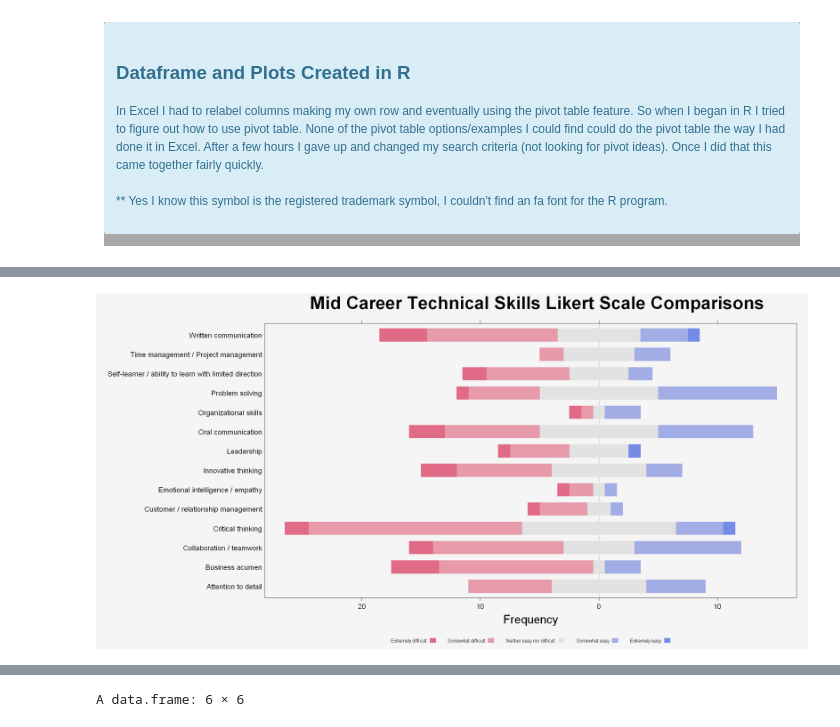
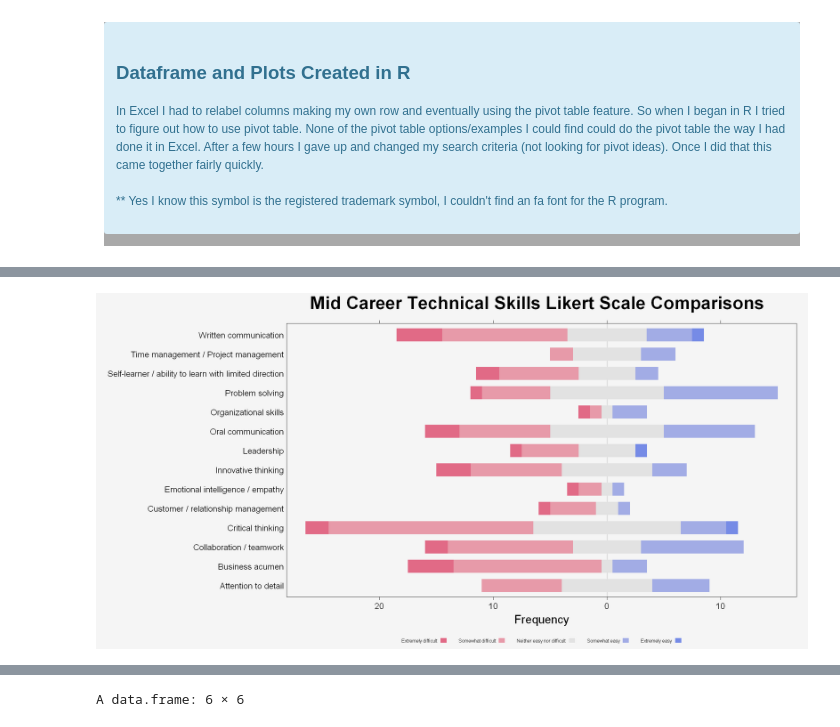
Before and after one commit to chesterqualls/Survey-Analysis, a Jupyter notebook: Diverging Stacked Bars or Likert Data.ipynb, the cells around one changed output, grey strips where cells are left out. Drawn from its saved outputs; the diff is of its cells as text; code cells hidden in the pictures.

```diff
--- a/Diverging Stacked Bars or Likert Data.ipynb
+++ b/Diverging Stacked Bars or Likert Data.ipynb
@@ -196,21 +198,21 @@ mcpro <- tibble::rownames_to_column(mcpro, var="Skills")
 # %%
 # From table created in R
 
 P <-likert( Skills ~.,data=mcpro, ylab=NULL,
        ReferenceZero=3, as.percent=FALSE,
-       scales.in=list(cex = 1.2),
+       scales.in=list(cex = 1.4),
        positive.order=FALSE, data.order=TRUE,
        main = list("Mid Career Technical Skills Likert Scale Comparisons",x=unit(.62, "npc"), cex = 3),
        #sub= list("Test",x=unit(.55, "npc")),
        xlab=list("Frequency", cex = 2),
        #xlim=c(-30,30),
        strip=FALSE,
        par.strip.text=list(cex=.7))
        options(repr.plot.width=20, repr.plot.height=10,repr.plot.bg="#f5f5f5")
 
 P
 # %% [output]
-[figure, old version]
+[figure, new version]
 # %%
 # From table created in R
 # Playing with a Dark Mode to test control of colors
```
Also changed, not shown: parts of 6 cells of this notebook.
